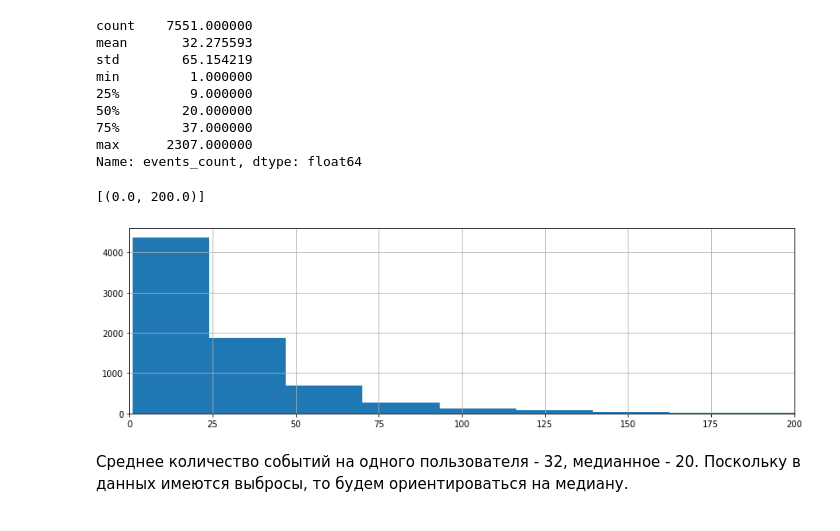
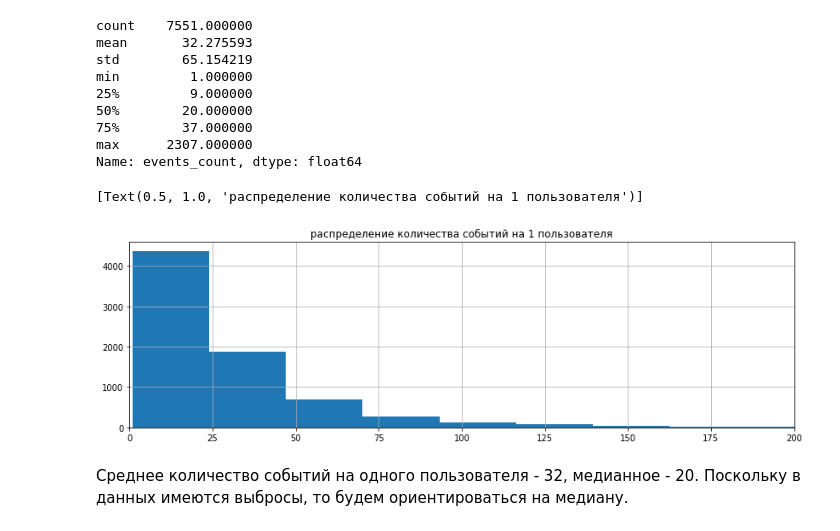
Before and after one commit to mariaishina/yandex_practicum, a Jupyter notebook: p10_aab_app_new_font/p10_aab_mob_pril_font.ipynb, the cells around one changed output. Drawn from its saved outputs; the diff is of its cells as text; code cells hidden in the pictures.

```diff
--- a/p10_aab_app_new_font/p10_aab_mob_pril_font.ipynb
+++ b/p10_aab_app_new_font/p10_aab_mob_pril_font.ipynb
@@ -191,9 +191,10 @@ Name: events_count, dtype: float64
 # %%
 ax = events_per_user['events_count'].hist(bins=100, figsize=(14,4))
 ax.set(xlim=(0,200))
+ax.set(title='Распределение количества событий на 1 пользователя')
 # %% [output]
-[(0.0, 200.0)]
+[Text(0.5, 1.0, 'распределение количества событий на 1 пользователя')]
-[figure, old version]
+[figure, new version]
 # %% [markdown]
 Среднее количество событий на одного пользователя - 32, медианное - 20. Поскольку в данных имеются выбросы, то будем ориентироваться на медиану.
 # %% [markdown]
```
Also changed, not shown: parts of 3 cells of this notebook, 11 other files.
